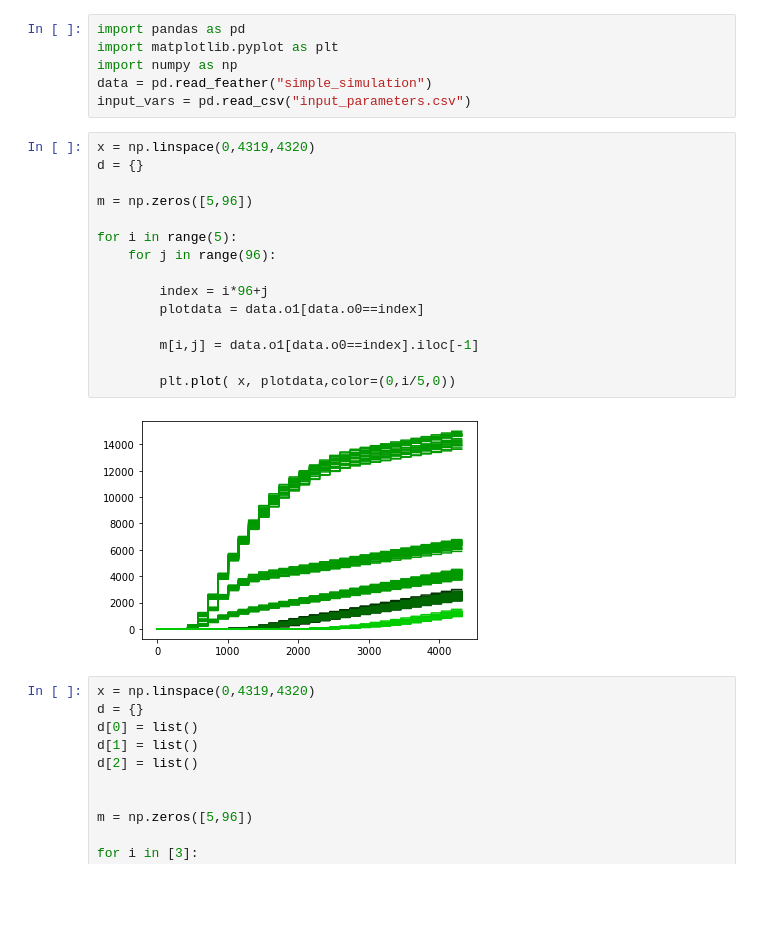
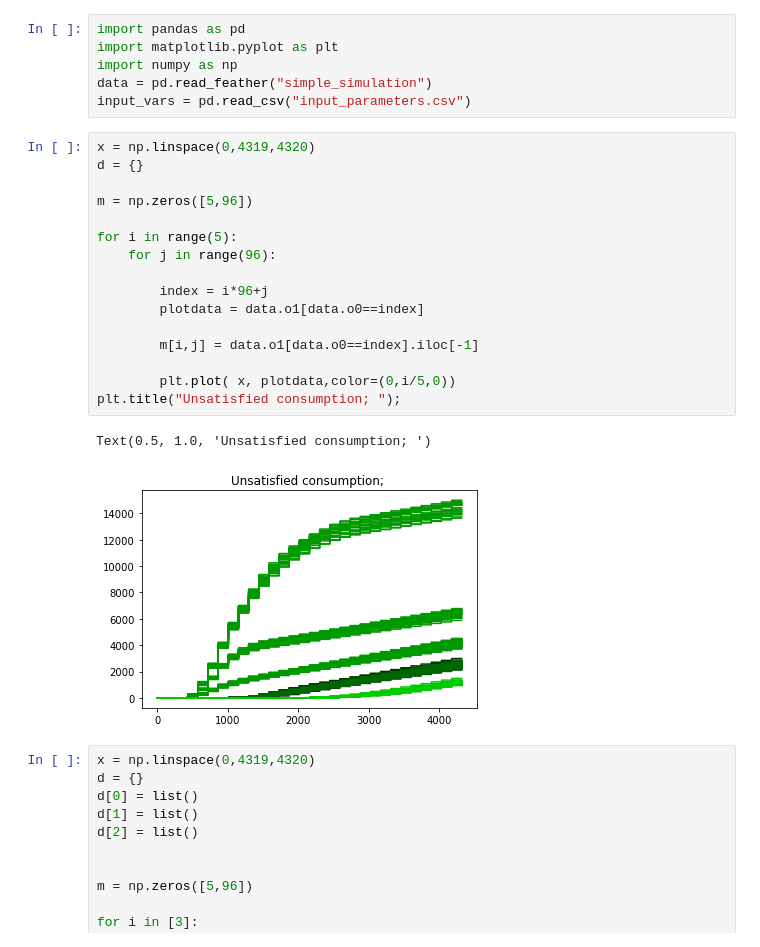
Before and after one commit to daanieo/FATM_ABM, a Jupyter notebook: results/normal_fastserving/unsatisfied_consumption_fast.ipynb, the cells around one changed output. Cells and saved outputs as stored; diff of their text form; blank space fills up the shorter version.

Commit message:
updated graphs

```diff
--- a/results/normal_fastserving/unsatisfied_consumption_fast.ipynb
+++ b/results/normal_fastserving/unsatisfied_consumption_fast.ipynb
@@ -7,20 +7,22 @@ input_vars = pd.read_csv("input_parameters.csv")
 # %%
 x = np.linspace(0,4319,4320)
 d = {}
 
 m = np.zeros([5,96])
 
 for i in range(5):
     for j in range(96):
 
         index = i*96+j
         plotdata = data.o1[data.o0==index]
 
         m[i,j] = data.o1[data.o0==index].iloc[-1]
 
         plt.plot( x, plotdata,color=(0,i/5,0))
+plt.title("Unsatisfied consumption; ");
 # %% [output]
+Text(0.5, 1.0, 'Unsatisfied consumption; ')
-[figure, old version]
+[figure, new version]
 # %%
 x = np.linspace(0,4319,4320)
 d = {}
```
Also changed, not shown: 1 other file.
